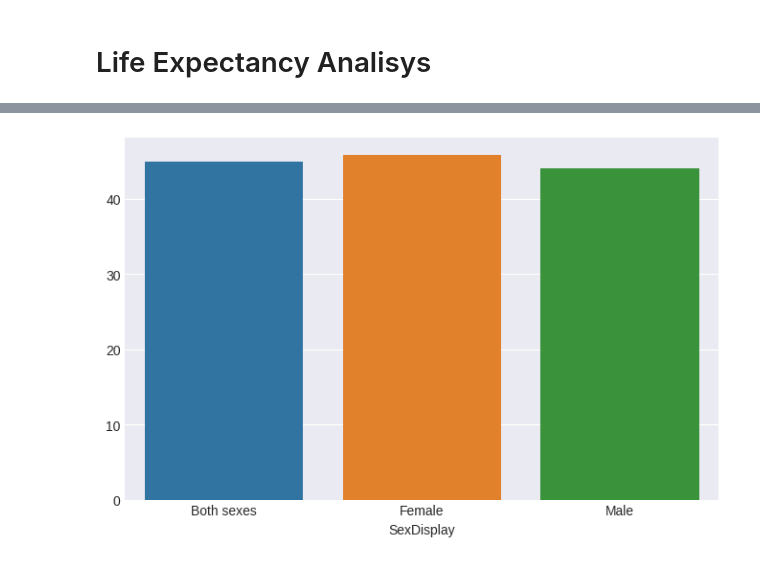
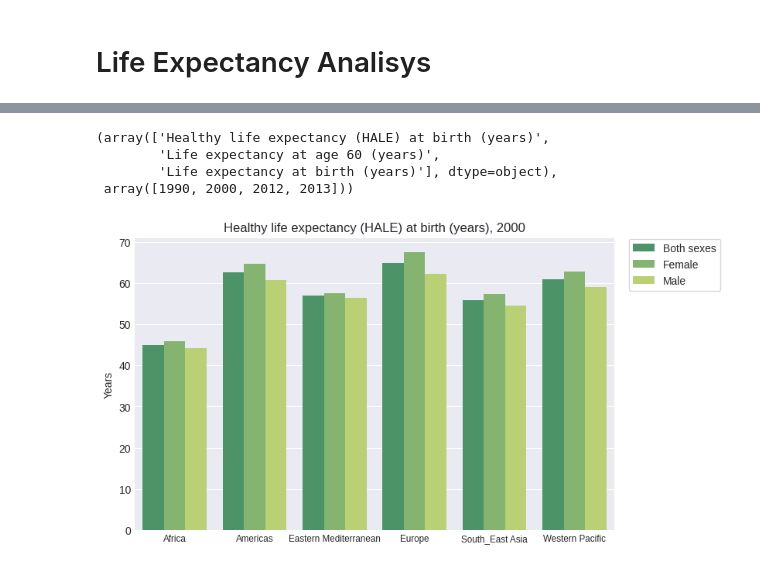
Before and after one commit to flohmannjr/Alcohol_and_Life_Expectancy, a Jupyter notebook: Alcohol_and_Life_Expectancy.ipynb, the cells around one changed output, grey strips where cells are left out. Saved outputs shown, nothing was run; the diff lists cells and outputs as text; code cells hidden in the pictures.

Commit message:
Update breaking life expectancy data

```diff
--- a/Alcohol_and_Life_Expectancy.ipynb
+++ b/Alcohol_and_Life_Expectancy.ipynb
@@ -17,6 +17,7 @@ import seaborn as sns
 # %%
 plt.rcParams['figure.figsize'] = [8, 5]
 plt.rcParams['figure.dpi'] = 100
+plt.rcParams['xtick.labelsize'] = 'small'
 
 plt.style.use('seaborn-darkgrid')
 
@@ -264,12 +203,37 @@ sexes
-# %%
-# metrica = pd.DataFrame(metrica).T
-
-sns.barplot(data=sexes.T);
-
-# plt.title('')
-# plt.xlabel('Modelo')
-# plt.ylabel('')
-
-# plt.show()
-# %% [output]
-[figure, removed]
+# %%
+observatories = df_lifeexp['GhoDisplay'].sort_values().unique()
+years         = df_lifeexp['YearDisplay'].sort_values().unique()
+
+observatories, years
+# %% [output]
+(array(['Healthy life expectancy (HALE) at birth (years)',
+        'Life expectancy at age 60 (years)',
+        'Life expectancy at birth (years)'], dtype=object),
+ array([1990, 2000, 2012, 2013]))
+# %%
+for observatory in observatories:
+
+    for year in years:
+
+        try:
+
+            regions = df.loc[(observatory, year), :]
+
+            sns.barplot(data=regions.reset_index(), x='RegionDisplay', y='Numeric', hue='SexDisplay', palette='summer')
+
+            plt.title(f'{observatory}, {year}')
+            plt.xlabel('')
+            plt.ylabel('Years')
+
+            plt.legend(loc=(1.03, 0.82), frameon=True, facecolor='white')
+
+            plt.show()
+
+            break
+
+        except:
+            pass
+
+    break
+# %% [output]
+[figure, added]
```
Also changed, not shown: parts of 4 cells of this notebook.
